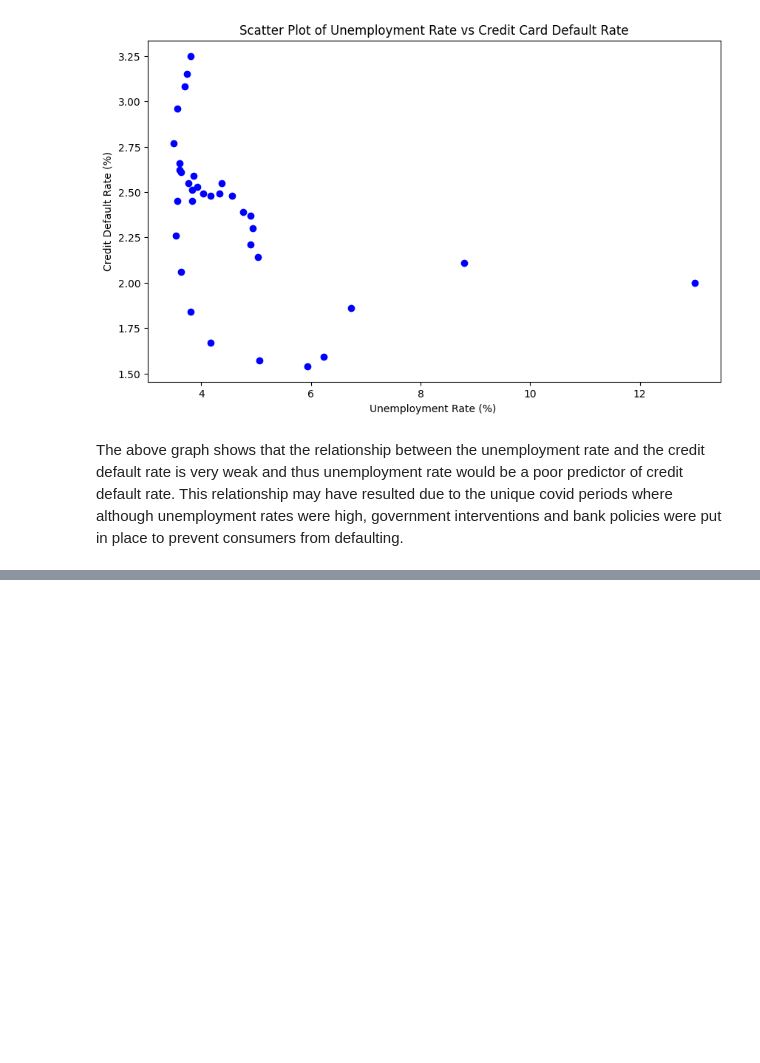
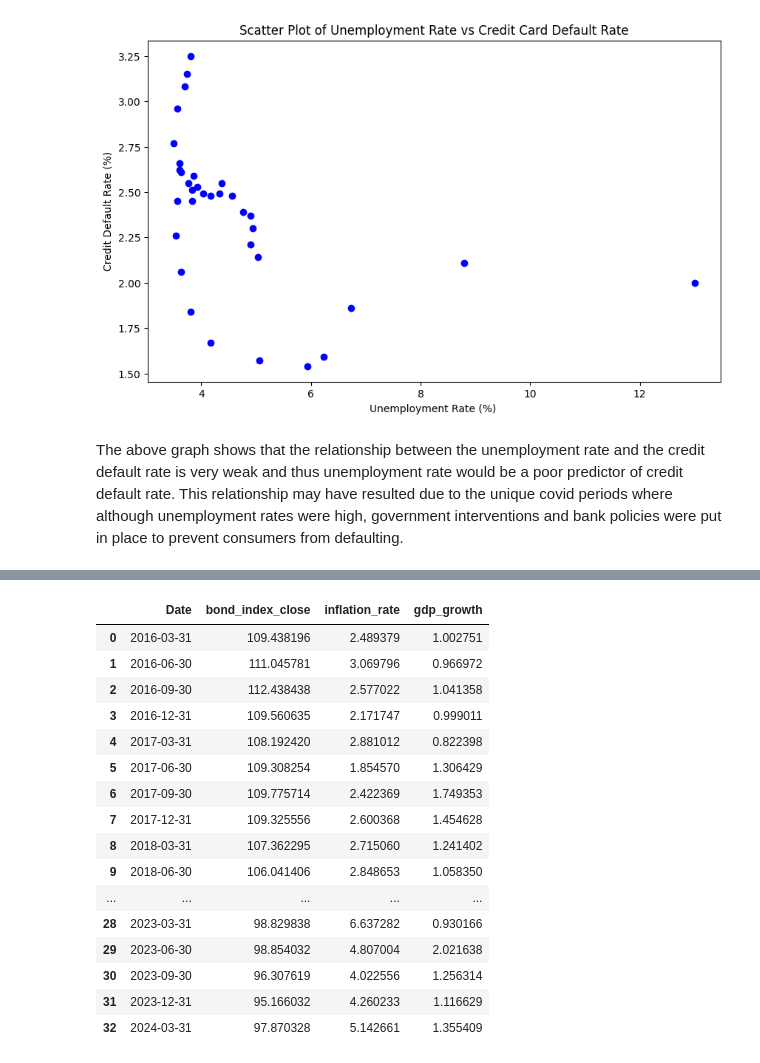
Before and after one commit to dylanvz95/WQU-FD-GWP, a Jupyter notebook: GWP1/DVZ_Step4_and_5.ipynb, the cells around one changed output, grey strips where cells are left out. Drawn from its saved outputs; the diff is of its cells as text; code cells hidden in the pictures; blank space fills up the shorter version.

```diff
--- a/GWP1/DVZ_Step4_and_5.ipynb
+++ b/GWP1/DVZ_Step4_and_5.ipynb
@@ -322,0 +362,12 @@ The above graph shows that the relationship between the unemployment rate and th
+# %%
+#Get US Inflation Data from the FED
+# Set the start and end dates
+start_date = '2016-01-01'
+end_date = '2024-03-31'
+
+# Fetch the CPI data from FRED
+cpi_data_df = pd.DataFrame(web.get_data_fred('MEDCPIM158SFRBCLE', start=start_date, end=end_date))
+
+# Resample to quarterly and calculate inflation rate
+cpi_data_df = cpi_data_df.resample('Q').mean().reset_index()
+cpi_data_df
@@ -322,0 +392,15 @@ The above graph shows that the relationship between the unemployment rate and th
+# %%
+#Get US economic growth rates from FRED
+
+# Set the start date
+start_date = '2016-1-1'
+
+# Fetch the Real GDP data from FRED
+gdp_data = web.get_data_fred('GDP', start=start_date)
+
+# Calculate GDP growth rates (quarter-over-quarter)
+gdp_growth_rate_df = gdp_data.pct_change() * 100  # Convert to percentage
+
+# Display the quarterly GDP growth rates
+gdp_growth_rate_df = gdp_growth_rate_df.iloc[1:].reset_index()
+gdp_growth_rate_df
@@ -322,0 +425,26 @@ The above graph shows that the relationship between the unemployment rate and th
+# %%
+#combine the three dataframes into one dataframe for analysis
+
+combined_df = bond_index_df.copy()
+combined_df.rename(columns={'Close': 'bond_index_close'}, inplace=True)
+combined_df['inflation_rate'] = cpi_data_df['MEDCPIM158SFRBCLE']
+combined_df['gdp_growth'] = gdp_growth_rate_df['GDP']
+combined_df
+# %% [output]
+|  | Date | bond_index_close | inflation_rate | gdp_growth |
+| 0 | 2016-03-31 | 109.438196 | 2.489379 | 1.002751 |
+| 1 | 2016-06-30 | 111.045781 | 3.069796 | 0.966972 |
+| 2 | 2016-09-30 | 112.438438 | 2.577022 | 1.041358 |
+| 3 | 2016-12-31 | 109.560635 | 2.171747 | 0.999011 |
+| 4 | 2017-03-31 | 108.192420 | 2.881012 | 0.822398 |
+| 5 | 2017-06-30 | 109.308254 | 1.854570 | 1.306429 |
+| 6 | 2017-09-30 | 109.775714 | 2.422369 | 1.749353 |
+| 7 | 2017-12-31 | 109.325556 | 2.600368 | 1.454628 |
+| 8 | 2018-03-31 | 107.362295 | 2.715060 | 1.241402 |
+| 9 | 2018-06-30 | 106.041406 | 2.848653 | 1.058350 |
+| ... | ... | ... | ... | ... |
+| 28 | 2023-03-31 | 98.829838 | 6.637282 | 0.930166 |
+| 29 | 2023-06-30 | 98.854032 | 4.807004 | 2.021638 |
+| 30 | 2023-09-30 | 96.307619 | 4.022556 | 1.256314 |
+| 31 | 2023-12-31 | 95.166032 | 4.260233 | 1.116629 |
+| 32 | 2024-03-31 | 97.870328 | 5.142661 | 1.355409 |
```
Also changed, not shown: parts of 8 cells of this notebook.
